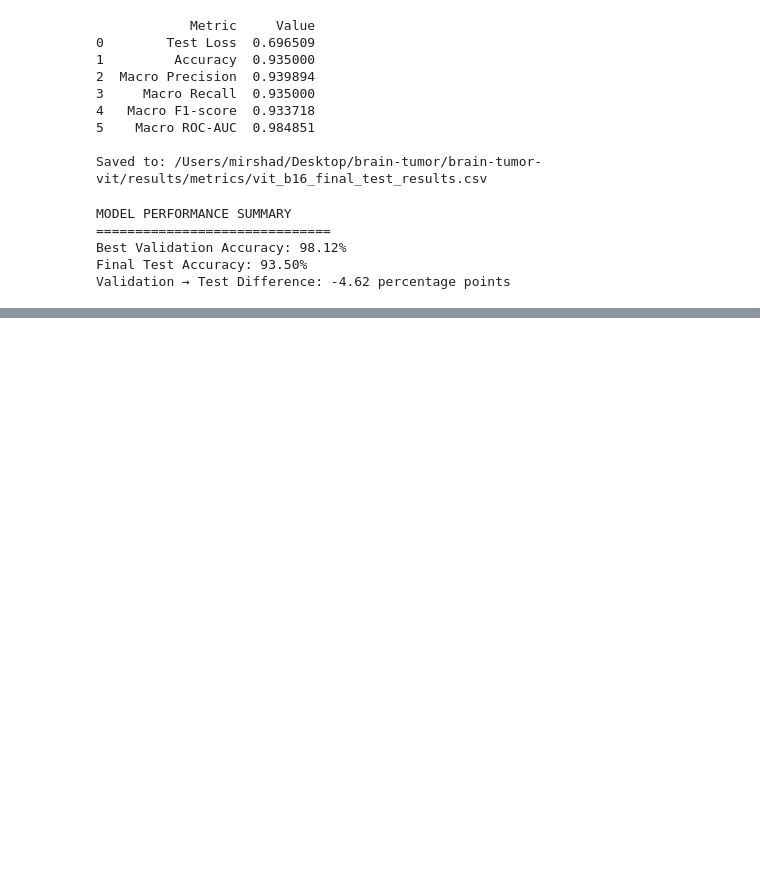
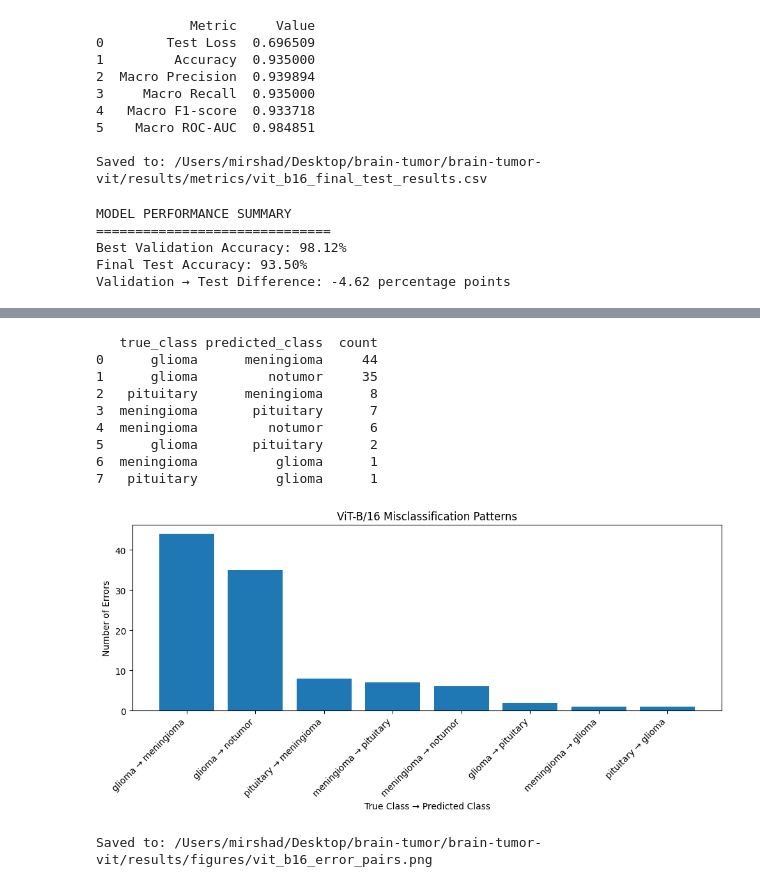
Before and after one commit to mirshadahamed/brain-tumor-mri-classification, a Jupyter notebook: brain-tumor-vit/notebooks/preprocessing.ipynb, the cells around one changed output, grey strips where cells are left out. Drawn from its saved outputs; the diff is of its cells as text; code cells hidden in the pictures; blank space fills up the shorter version.

```diff
--- a/brain-tumor-vit/notebooks/preprocessing.ipynb
+++ b/brain-tumor-vit/notebooks/preprocessing.ipynb
@@ -1921,0 +2077,63 @@ Validation → Test Difference: -4.62 percentage points
+# %%
+# ============================================
+# Most Common Misclassification Pairs
+# ============================================
+
+error_pairs = (
+    misclassified_df[
+        ["true_class", "predicted_class"]
+    ]
+    .value_counts()
+    .reset_index(name="count")
+)
+
+print(error_pairs)
+
+plt.figure(figsize=(10, 5))
+
+pair_labels = (
+    error_pairs["true_class"]
+    + " → "
+    + error_pairs["predicted_class"]
+)
+
+plt.bar(
+    pair_labels,
+    error_pairs["count"]
+)
+
+plt.xlabel("True Class → Predicted Class")
+plt.ylabel("Number of Errors")
+plt.title("ViT-B/16 Misclassification Patterns")
+plt.xticks(rotation=45, ha="right")
+
+plt.tight_layout()
+
+error_pair_plot = (
+    PROJECT_ROOT
+    / "results"
+    / "figures"
+    / "vit_b16_error_pairs.png"
+)
+
+plt.savefig(
+    error_pair_plot,
+    dpi=300,
+    bbox_inches="tight"
+)
+
+plt.show()
+
+print("Saved to:", error_pair_plot)
+# %% [output]
+   true_class predicted_class  count
+0      glioma      meningioma     44
+1      glioma         notumor     35
+2   pituitary      meningioma      8
+3  meningioma       pituitary      7
+4  meningioma         notumor      6
+5      glioma       pituitary      2
+6  meningioma          glioma      1
+7   pituitary          glioma      1
+[figure, added]
+Saved to: /Users/mirshad/Desktop/brain-tumor/brain-tumor-vit/results/figures/vit_b16_error_pairs.png
```
Also changed, not shown: parts of 10 cells of this notebook, 9 other files.
